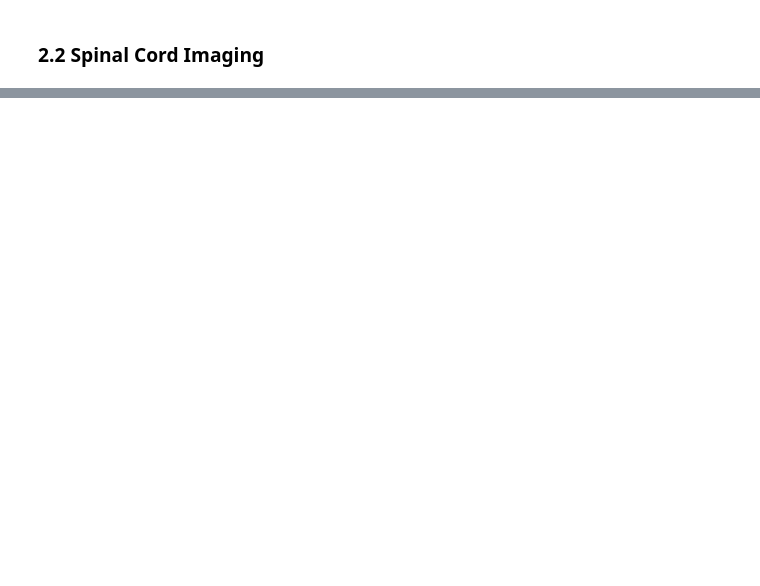
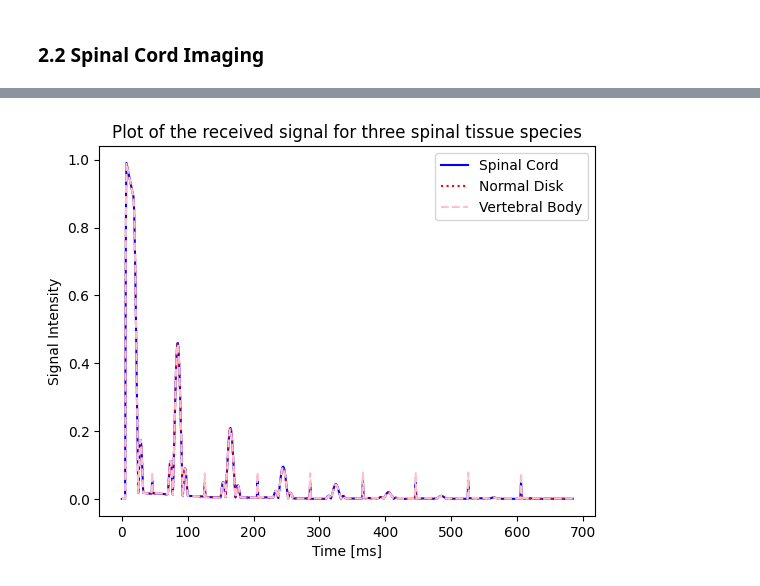
Before and after one commit to chlouly/BME599-Visualization-Project, a Jupyter notebook: main.ipynb, the cells around one changed output, grey strips where cells are left out. Saved outputs shown, nothing was run; the diff lists cells and outputs as text; code cells hidden in the pictures; blank space fills up the shorter version.

```diff
--- a/main.ipynb
+++ b/main.ipynb
@@ -239,0 +302,15 @@ Notes: Talk about offresonance in this one around the lungs
+# %%
+# Now we can make a plot showing the difference in signal intensity for the two cases to display their difference
+plt.plot(time[::dsamp], S_sc[::dsamp], label="Spinal Cord", color ='blue', linestyle='solid')
+plt.plot(time[::dsamp], S_nd[::dsamp], label="Normal Disk",color='red', linestyle='dotted')
+plt.plot(time[::dsamp], S_vb[::dsamp], label="Vertebral Body", color = 'pink', linestyle='dashed')
+
+plt.xlabel("Time [ms]")
+plt.ylabel("Signal Intensity")
+plt.title("Plot of the received signal for three spinal tissue species")
+plt.legend()
+plt.show()
+
+#For 1 echo train, no T1 sensitivity bc only one excitation pulse.
+# %% [output]
+[figure, added]
```
Also changed, not shown: parts of 30 cells of this notebook, 32 other files.
